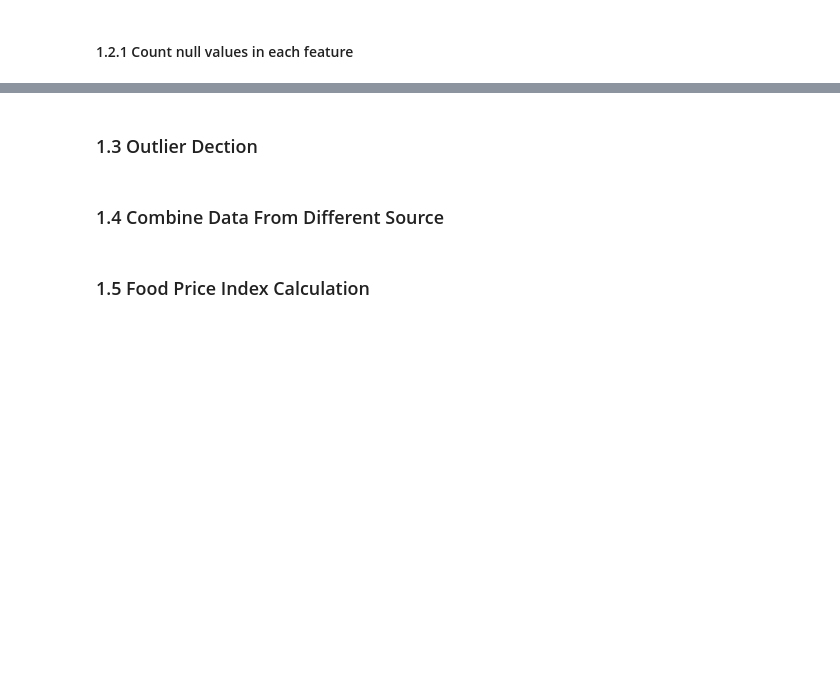
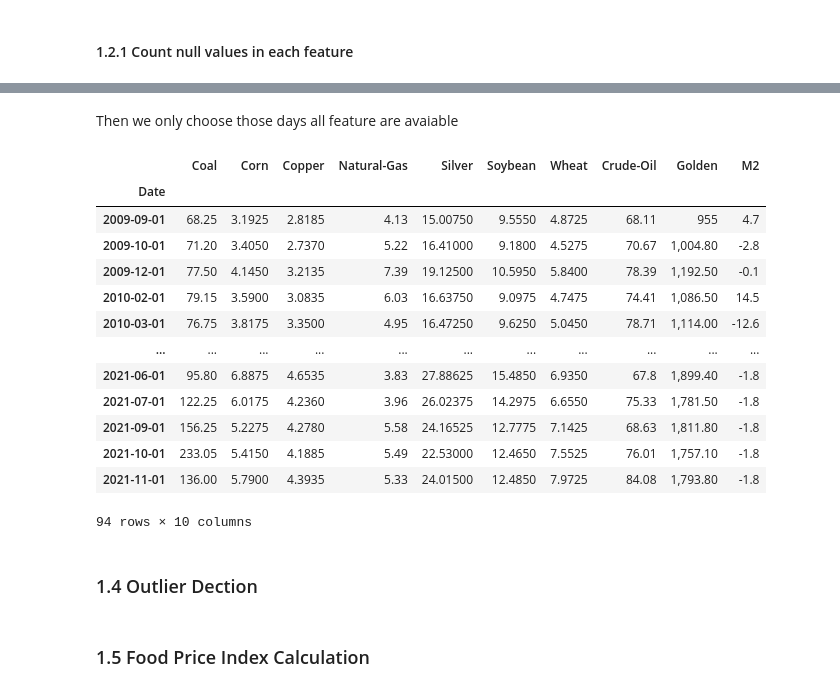
Before and after one commit to Shunian-Chen/AIPI510-Project, a Jupyter notebook: Food_price_prediction.ipynb, the cells around one changed output, grey strips where cells are left out. Saved outputs shown, nothing was run; the diff lists cells and outputs as text; code cells hidden in the pictures; blank space fills up the shorter version.

```diff
--- a/Food_price_prediction.ipynb
+++ b/Food_price_prediction.ipynb
@@ -87,7 +153,24 @@ Name: feature, dtype: object
+# %% [markdown]
+Then we only choose those days all feature are avaiable
+# %%
+combo_data.dropna(axis = 0, how = 'any')
+# %% [output]
+|  | Coal | Corn | Copper | Natural-Gas | Silver | Soybean | Wheat | Crude-Oil | Golden | M2 |
+| Date |  |  |  |  |  |  |  |  |  |  |
+| 2009-09-01 | 68.25 | 3.1925 | 2.8185 | 4.13 | 15.00750 | 9.5550 | 4.8725 | 68.11 | 955 | 4.7 |
+| 2009-10-01 | 71.20 | 3.4050 | 2.7370 | 5.22 | 16.41000 | 9.1800 | 4.5275 | 70.67 | 1,004.80 | -2.8 |
+| 2009-12-01 | 77.50 | 4.1450 | 3.2135 | 7.39 | 19.12500 | 10.5950 | 5.8400 | 78.39 | 1,192.50 | -0.1 |
+| 2010-02-01 | 79.15 | 3.5900 | 3.0835 | 6.03 | 16.63750 | 9.0975 | 4.7475 | 74.41 | 1,086.50 | 14.5 |
+| 2010-03-01 | 76.75 | 3.8175 | 3.3500 | 4.95 | 16.47250 | 9.6250 | 5.0450 | 78.71 | 1,114.00 | -12.6 |
+| ... | ... | ... | ... | ... | ... | ... | ... | ... | ... | ... |
+| 2021-06-01 | 95.80 | 6.8875 | 4.6535 | 3.83 | 27.88625 | 15.4850 | 6.9350 | 67.8 | 1,899.40 | -1.8 |
+| 2021-07-01 | 122.25 | 6.0175 | 4.2360 | 3.96 | 26.02375 | 14.2975 | 6.6550 | 75.33 | 1,781.50 | -1.8 |
+| 2021-09-01 | 156.25 | 5.2275 | 4.2780 | 5.58 | 24.16525 | 12.7775 | 7.1425 | 68.63 | 1,811.80 | -1.8 |
+| 2021-10-01 | 233.05 | 5.4150 | 4.1885 | 5.49 | 22.53000 | 12.4650 | 7.5525 | 76.01 | 1,757.10 | -1.8 |
+| 2021-11-01 | 136.00 | 5.7900 | 4.3935 | 5.33 | 24.01500 | 12.4850 | 7.9725 | 84.08 | 1,793.80 | -1.8 |
+94 rows × 10 columns
 # %% [markdown]
-### 1.3 Outlier Dection
+### 1.4 Outlier Dection
-# %% [markdown]
-### 1.4 Combine Data From Different Source
 # %% [markdown]
 ### 1.5 Food Price Index Calculation
 # %% [markdown]
```
Also changed, not shown: parts of 17 cells of this notebook.
